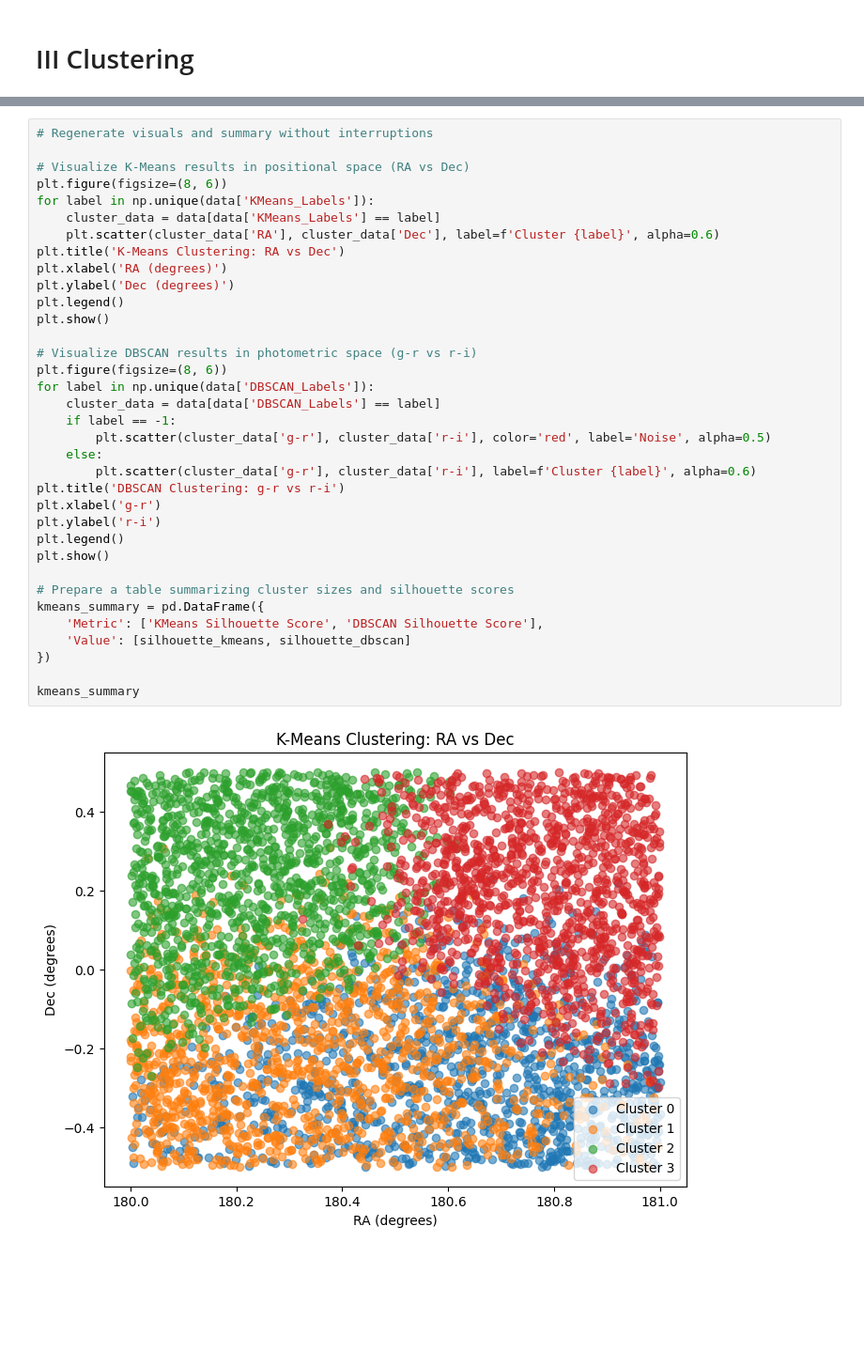
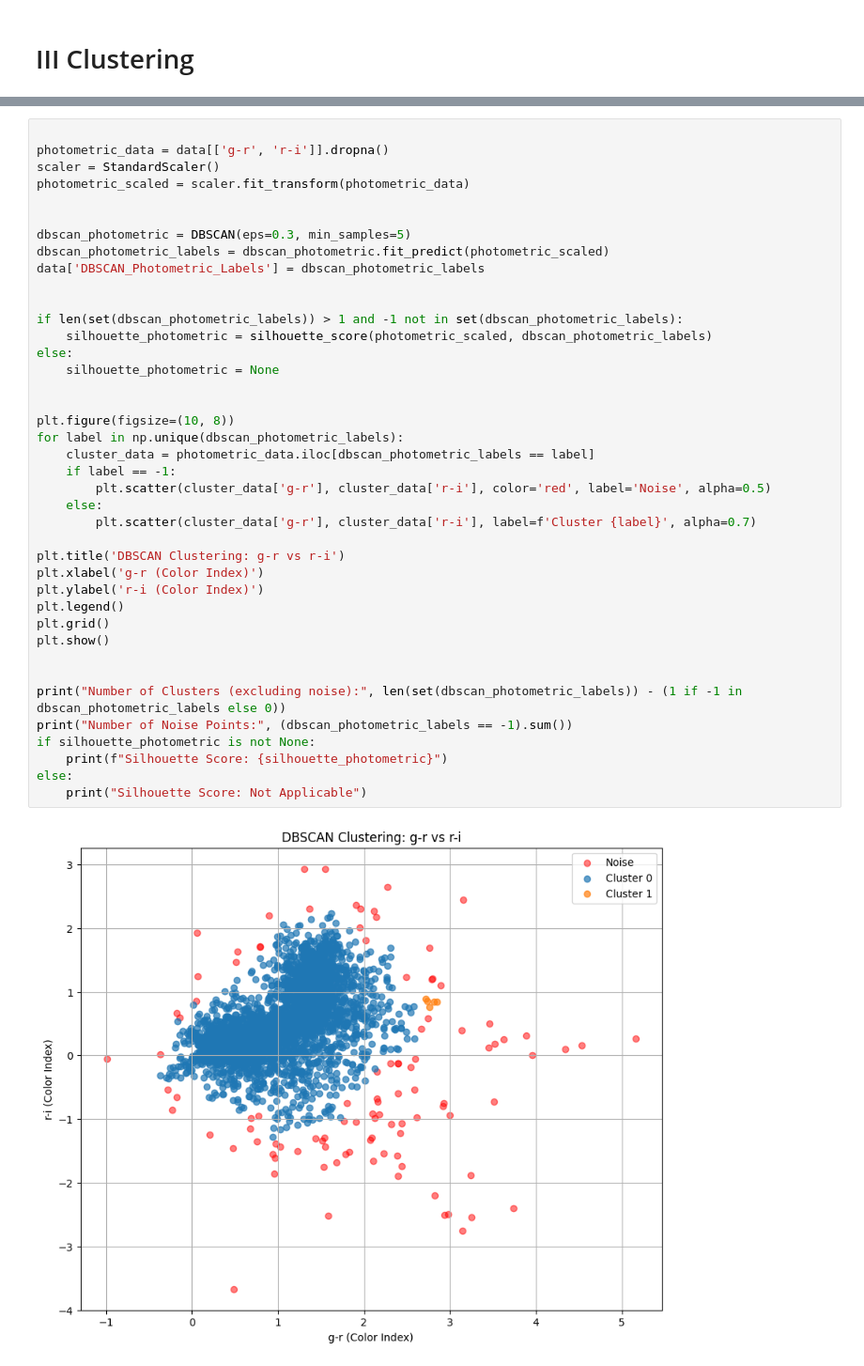
Before and after one commit to Fr4nc3/SDSS_Release_17_system_model, a Jupyter notebook: sdss_data.ipynb, the cells around one changed output, grey strips where cells are left out. Shown at 94% size. Drawn from its saved outputs; the diff is of its cells as text; blank space fills up the shorter version.

```diff
--- a/sdss_data.ipynb
+++ b/sdss_data.ipynb
@@ -744,37 +863,42 @@ kmeans_results
 # %%
-# Regenerate visuals and summary without interruptions
 
-# Visualize K-Means results in positional space (RA vs Dec)
-plt.figure(figsize=(8, 6))
-for label in np.unique(data['KMeans_Labels']):
-    cluster_data = data[data['KMeans_Labels'] == label]
-    plt.scatter(cluster_data['RA'], cluster_data['Dec'], label=f'Cluster {label}', alpha=0.6)
-plt.title('K-Means Clustering: RA vs Dec')
-plt.xlabel('RA (degrees)')
-plt.ylabel('Dec (degrees)')
-plt.legend()
-plt.show()
+photometric_data = data[['g-r', 'r-i']].dropna()
+scaler = StandardScaler()
+photometric_scaled = scaler.fit_transform(photometric_data)
 
-# Visualize DBSCAN results in photometric space (g-r vs r-i)
-plt.figure(figsize=(8, 6))
-for label in np.unique(data['DBSCAN_Labels']):
-    cluster_data = data[data['DBSCAN_Labels'] == label]
+
+dbscan_photometric = DBSCAN(eps=0.3, min_samples=5)
+dbscan_photometric_labels = dbscan_photometric.fit_predict(photometric_scaled)
+data['DBSCAN_Photometric_Labels'] = dbscan_photometric_labels
+
+
+if len(set(dbscan_photometric_labels)) > 1 and -1 not in set(dbscan_photometric_labels):
+    silhouette_photometric = silhouette_score(photometric_scaled, dbscan_photometric_labels)
+else:
+    silhouette_photometric = None
+
+
+plt.figure(figsize=(10, 8))
+for label in np.unique(dbscan_photometric_labels):
+    cluster_data = photometric_data.iloc[dbscan_photometric_labels == label]
     if label == -1:
         plt.scatter(cluster_data['g-r'], cluster_data['r-i'], color='red', label='Noise', alpha=0.5)
     else:
-        plt.scatter(cluster_data['g-r'], cluster_data['r-i'], label=f'Cluster {label}', alpha=0.6)
+        plt.scatter(cluster_data['g-r'], cluster_data['r-i'], label=f'Cluster {label}', alpha=0.7)
+
 plt.title('DBSCAN Clustering: g-r vs r-i')
-plt.xlabel('g-r')
-plt.ylabel('r-i')
+plt.xlabel('g-r (Color Index)')
+plt.ylabel('r-i (Color Index)')
 plt.legend()
+plt.grid()
 plt.show()
 
-# Prepare a table summarizing cluster sizes and silhouette scores
-kmeans_summary = pd.DataFrame({
-    'Metric': ['KMeans Silhouette Score', 'DBSCAN Silhouette Score'],
-    'Value': [silhouette_kmeans, silhouette_dbscan]
-})
 
-kmeans_summary
+print("Number of Clusters (excluding noise):", len(set(dbscan_photometric_labels)) - (1 if -1 in dbscan_photometric_labels else 0))
+print("Number of Noise Points:", (dbscan_photometric_labels == -1).sum())
+if silhouette_photometric is not None:
+    print(f"Silhouette Score: {silhouette_photometric}")
+else:
+    print("Silhouette Score: Not Applicable")
 # %% [output]
-[figure, old version]
+[figure, new version]
```
Also changed, not shown: parts of 15 cells of this notebook.
